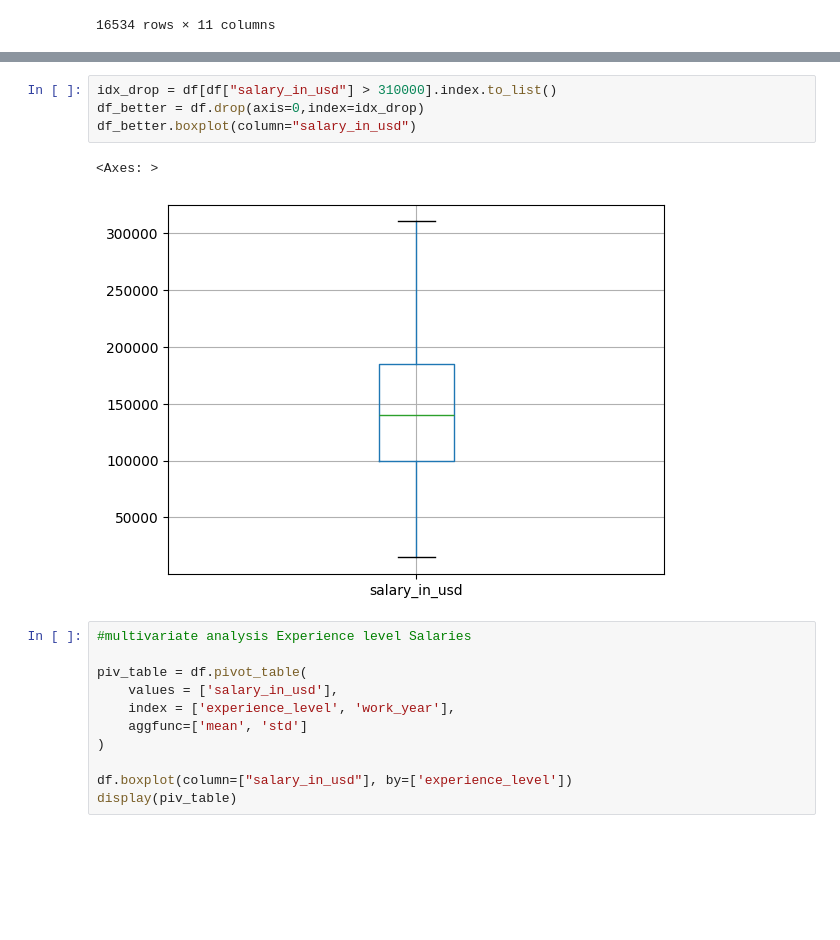
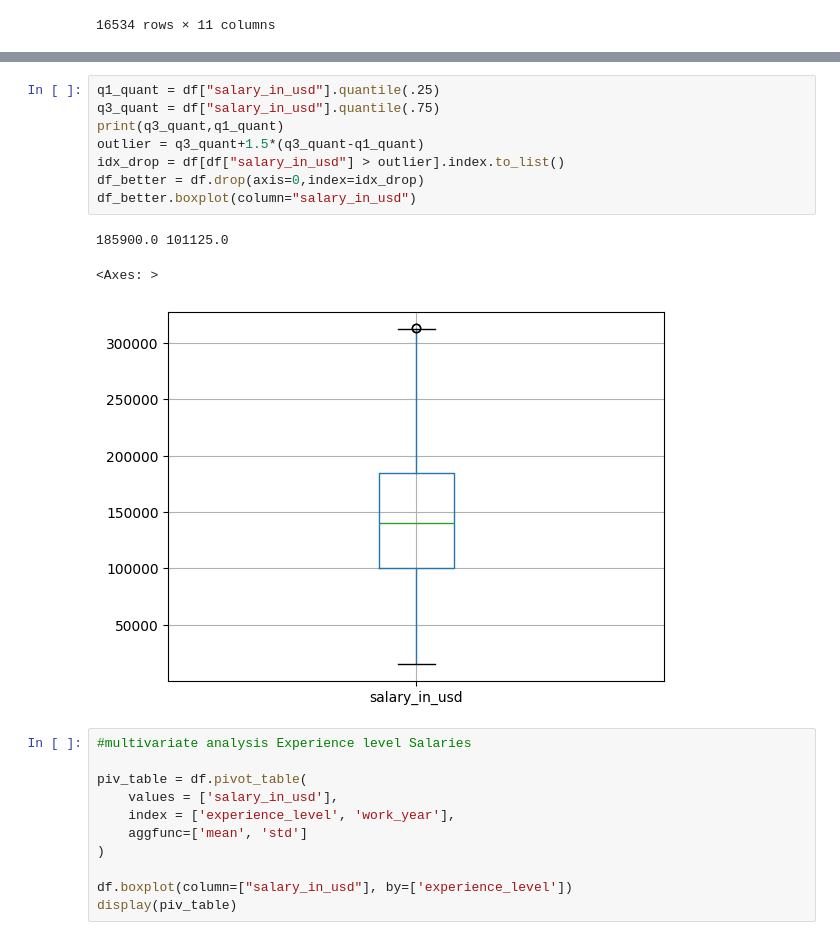
Before and after one commit to benk-2019/daily_assignments, a Jupyter notebook: week_2_QA/qa_2.ipynb, the cells around one changed output, grey strips where cells are left out. Cells and saved outputs as stored; diff of their text form; blank space fills up the shorter version.

```diff
--- a/week_2_QA/qa_2.ipynb
+++ b/week_2_QA/qa_2.ipynb
@@ -100,10 +109,15 @@ df
 # %%
-idx_drop = df[df["salary_in_usd"] > 310000].index.to_list()
+q1_quant = df["salary_in_usd"].quantile(.25)
+q3_quant = df["salary_in_usd"].quantile(.75)
+print(q3_quant,q1_quant)
+outlier = q3_quant+1.5*(q3_quant-q1_quant)
+idx_drop = df[df["salary_in_usd"] > outlier].index.to_list()
 df_better = df.drop(axis=0,index=idx_drop)
 df_better.boxplot(column="salary_in_usd")
 # %% [output]
-<Axes: >
+185900.0 101125.0
+<Axes: >
-[figure, old version]
+[figure, new version]
 # %%
 #multivariate analysis Experience level Salaries
 
```
Also changed, not shown: parts of 3 cells of this notebook, 5 other files.
